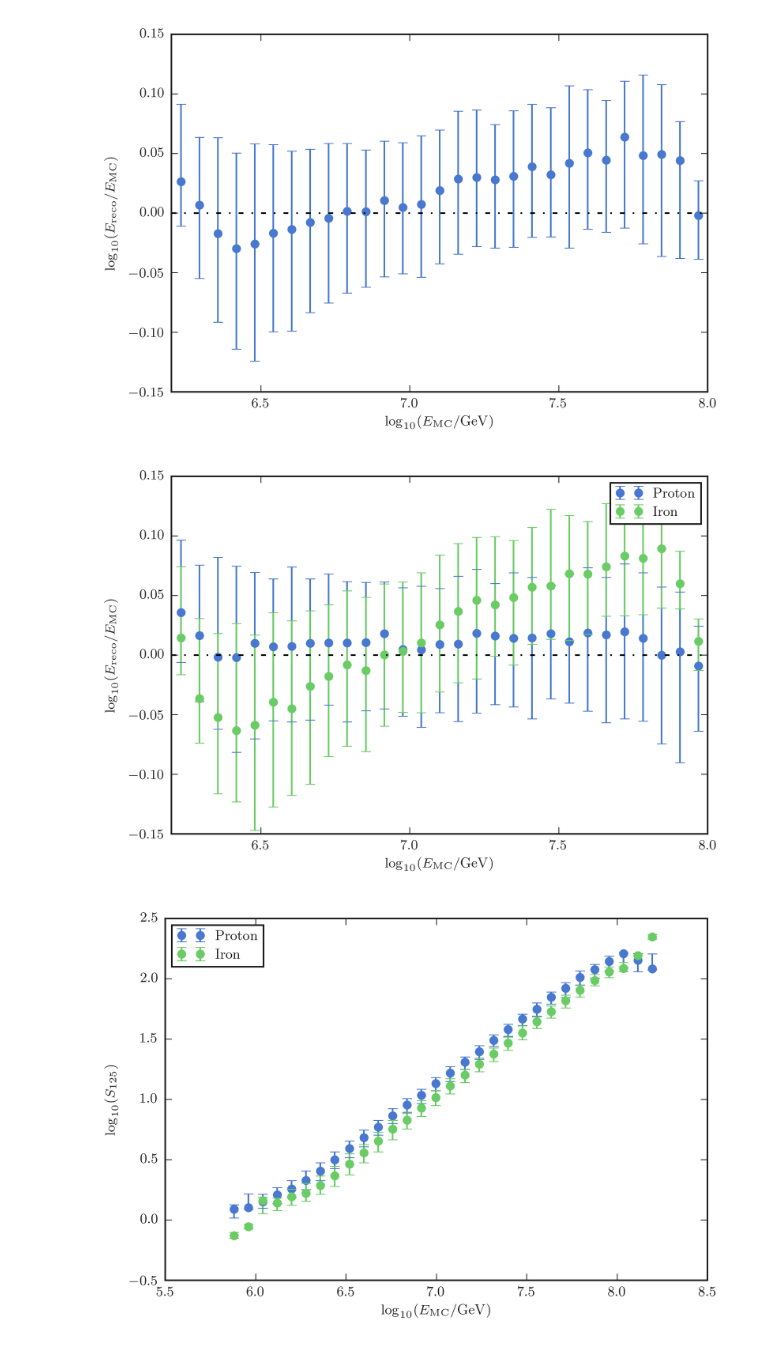
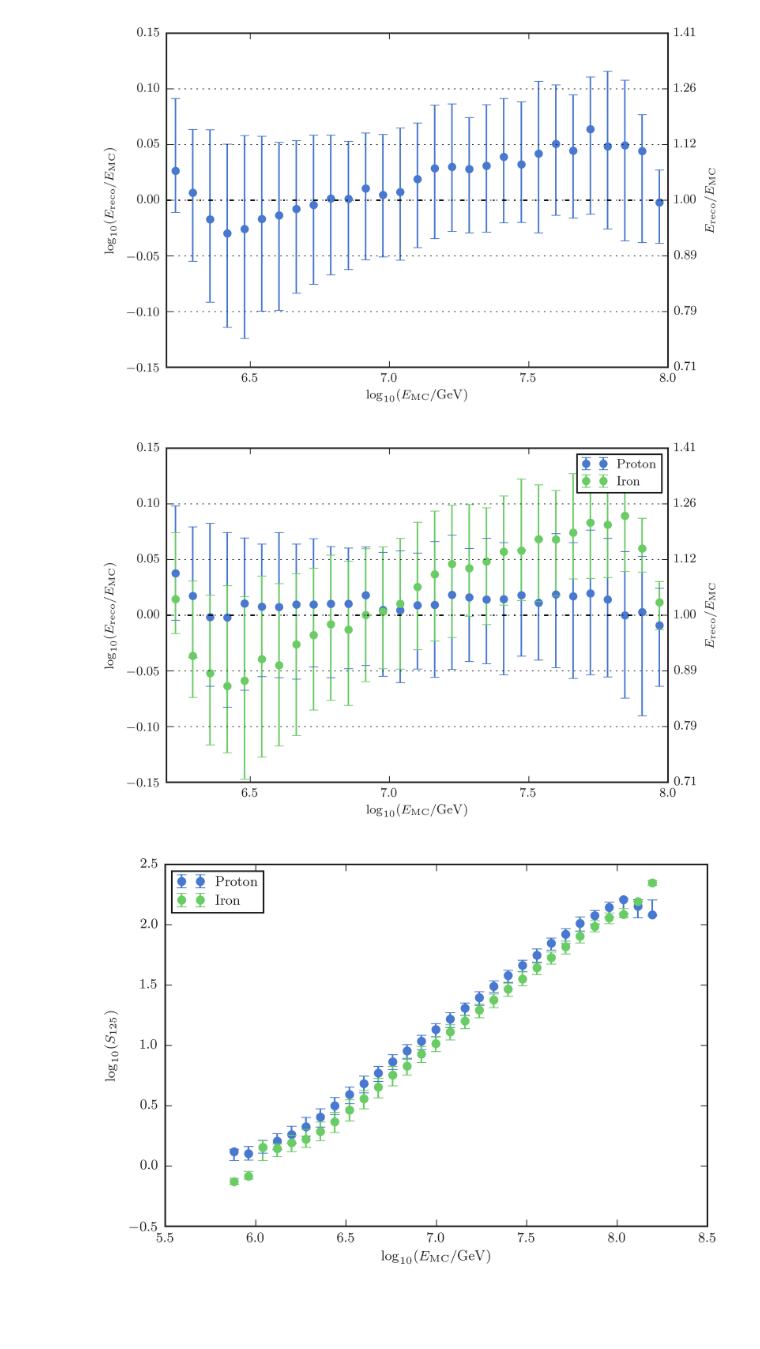
Before and after one commit to jrbourbeau/cr-composition, a Jupyter notebook: analysis/ShowerLLH/performance-plots.ipynb, the cells around one changed output. Drawn from its saved outputs; the diff is of its cells as text; code cells hidden in the pictures; blank space fills up the shorter version.

```diff
--- a/analysis/ShowerLLH/performance-plots.ipynb
+++ b/analysis/ShowerLLH/performance-plots.ipynb
@@ -38,8 +40,8 @@ sns.set_color_codes()
 # %%
 df, cut_dict = comp.load_sim(return_cut_dict=True)
 selection_mask = np.array([True] * len(df))
-standard_cut_keys = ['reco_exists', 'reco_zenith', 'NStations', 'NChannels_1_6', 'IT_signal',
-                     'StationDensity', 'max_qfrac_1_6', 'reco_containment',
+standard_cut_keys = ['LLHlap_reco_exists', 'LLHlap_zenith', 'num_hits_1_60', 'IT_signal',
+                     'StationDensity', 'max_qfrac_1_60', 'LLHlap_containment',
                      'energy_range']
 for key in standard_cut_keys:
     selection_mask *= cut_dict[key]
@@ -73,12 +75,19 @@ bin_centers, bin_medians, error = comp.analysis.data_functions.get_medians(MC_lo
 # %%
 fig, ax = plt.subplots()
 ax.errorbar(bin_centers, bin_medians, yerr=error, marker='.')
 ax.axhline(0, marker='None', linestyle='-.')
 ax.set_xlabel('$\log_{10}(E_{\mathrm{MC}}/\mathrm{GeV})$')
 ax.set_ylabel('$\log_{10}(E_{\mathrm{reco}}/E_{\mathrm{MC}})$')
+ax2 = ax.twinx()
+ax2.set_ylabel('$E_{\mathrm{reco}}/E_{\mathrm{MC}}$')
+ax2.set_ylim(list(ax.get_ylim()))
+# ax2.axhline(0.1, marker='None', linestyle='-.', color='gray')
+# ax2.axhline(-0.1, marker='None', linestyle='-.', color='gray')
+plt.yticks(list(ax.get_yticks())[1:-1], ['{:0.2f}'.format(10**x) for x in ax.get_yticks()[1:-1]])
+plt.grid()
 plt.show()
 # %% [output]
-[figure, old version]
+[figure, new version]
 # %%
 MC_proton_mask = (df['MC_comp'] == 'P').values
 MC_iron_mask = (df['MC_comp'] == 'Fe').values
@@ -91,15 +100,22 @@ bin_centers, bin_medians_iron, error_iron = comp.analysis.data_functions.get_med
                                                                                      energy_res[MC_iron_mask],
                                                                                      energy_bins)
 fig, ax = plt.subplots()
-ax.errorbar(bin_centers, bin_medians_proton, yerr=error_proton, marker='.', label='Proton')
-ax.errorbar(bin_centers, bin_medians_iron, yerr=error_iron, marker='.', label='Iron')
+ax.errorbar(bin_centers, bin_medians_proton, yerr=error_proton, marker='.', label='Proton', alpha=1)
+ax.errorbar(bin_centers, bin_medians_iron, yerr=error_iron, marker='.', label='Iron', alpha=1)
 ax.axhline(0, marker='None', linestyle='-.')
 ax.set_xlabel('$\log_{10}(E_{\mathrm{MC}}/\mathrm{GeV})$')
 ax.set_ylabel('$\log_{10}(E_{\mathrm{reco}}/E_{\mathrm{MC}})$')
 plt.legend()
+ax2 = ax.twinx()
+ax2.set_ylabel('$E_{\mathrm{reco}}/E_{\mathrm{MC}}$')
+ax2.set_ylim(list(ax.get_ylim()))
+# ax2.axhline(0.1, marker='None', linestyle='-.', color='gray')
+# ax2.axhline(-0.1, marker='None', linestyle='-.', color='gray')
+plt.yticks(list(ax.get_yticks())[1:-1], ['{:0.2f}'.format(10**x) for x in ax.get_yticks()[1:-1]])
+plt.grid()
 plt.show()
 # %% [output]
-[figure, old version]
+[figure, new version]
 # %%
 MC_proton_mask = (df['MC_comp'] == 'P').values
 MC_iron_mask = (df['MC_comp'] == 'Fe').values
```
Also changed, not shown: parts of 18 cells of this notebook, 18 other files.
